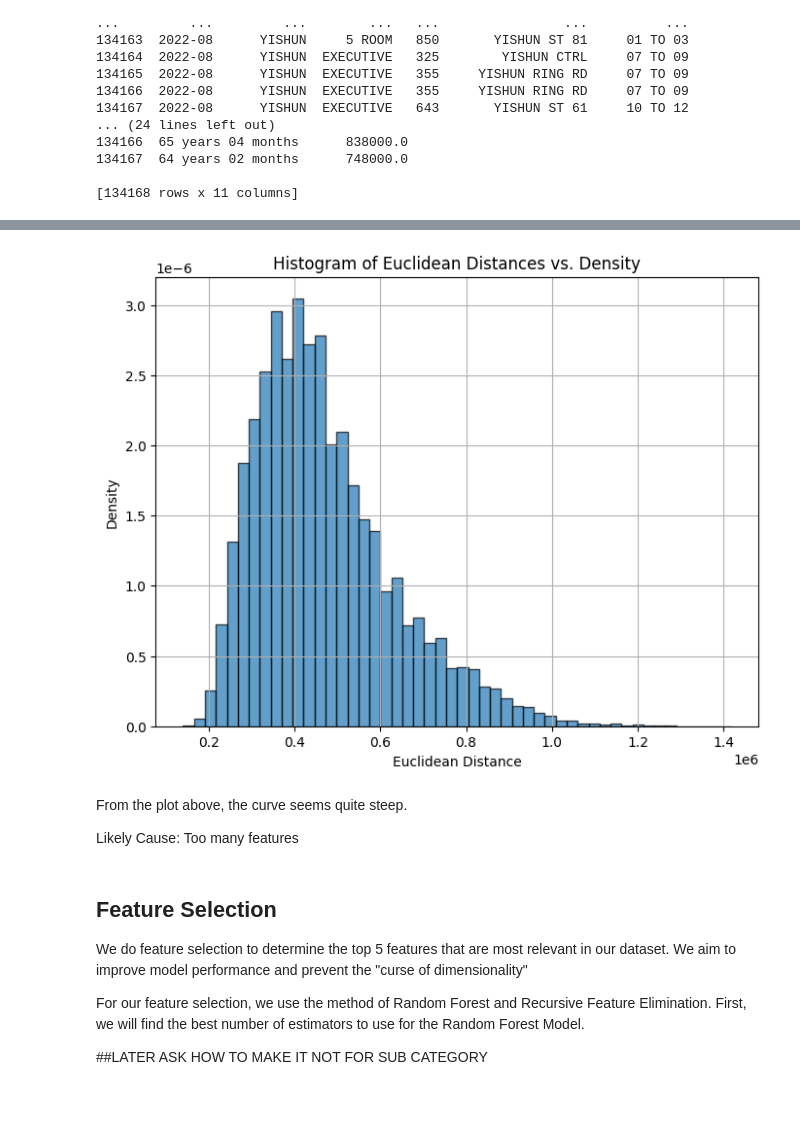
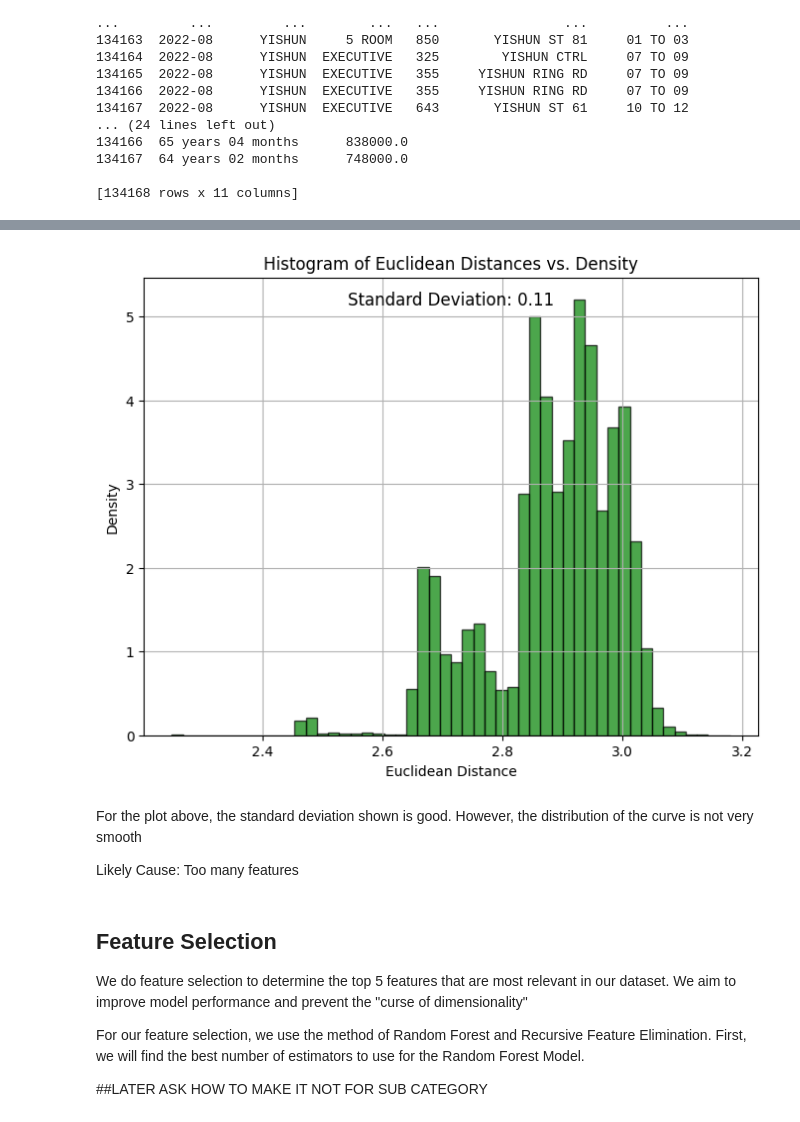
Before and after one commit to Cheenaswee/CS3244-Machines-That-Learn, a Jupyter notebook: CS3244_Data2.ipynb, the cells around one changed output, grey strips where cells are left out. Saved outputs shown, nothing was run; the diff lists cells and outputs as text; code cells hidden in the pictures.

```diff
--- a/CS3244_Data2.ipynb
+++ b/CS3244_Data2.ipynb
@@ -116,26 +120,46 @@ Plot a histogram to determine if data is facing this issue
 # %%
 import numpy as np
+import pandas as pd
 import matplotlib.pyplot as plt
-from sklearn.metrics import pairwise_distances
+from sklearn.preprocessing import StandardScaler, MinMaxScaler, OneHotEncoder
 
-# Filter numeric columns
-numeric_dataset = dataset.select_dtypes(include=[np.number])
+# Filter numeric and categorical columns
+numeric_columns = dataset.select_dtypes(include=[np.number]).columns
+categorical_columns = dataset.select_dtypes(exclude=[np.number]).columns
+
+# Normalize numeric columns
+scaler = MinMaxScaler()  # Use MinMaxScaler for normalization
+normalized_numeric_dataset = scaler.fit_transform(dataset[numeric_columns])
+
+# One-hot encode categorical columns
+encoder = OneHotEncoder(sparse=False, drop='first')  # Drop first category to avoid multicollinearity
+encoded_categorical_dataset = encoder.fit_transform(dataset[categorical_columns])
+
+# Concatenate normalized numeric and encoded categorical datasets
+normalized_dataset = np.concatenate([normalized_numeric_dataset, encoded_categorical_dataset], axis=1)
 
 # Compute Euclidean distances between samples and origin
-distances = np.linalg.norm(numeric_dataset, axis=1)
+distances = np.linalg.norm(normalized_dataset, axis=1)
+
+# Calculate standard deviation of Euclidean distances
+std_dev = np.std(distances)
 
 # Plot histogram with density
 plt.figure(figsize=(8, 6))
-plt.hist(distances, bins=50, density=True, edgecolor='black', alpha=0.7)
+plt.hist(distances, bins=50, density=True, edgecolor='black', alpha=0.7, color='green')
 plt.title('Histogram of Euclidean Distances vs. Density')
 plt.xlabel('Euclidean Distance')
 plt.ylabel('Density')
 plt.grid(True)
+
+# Add standard deviation to the plot
+plt.text(0.5, 0.95, f'Standard Deviation: {std_dev:.2f}', horizontalalignment='center', verticalalignment='center', transform=plt.gca().transAxes, fontsize=12)
+
 plt.show()
 # %% [output]
-[figure, old version]
+[figure, new version]
 # %% [markdown]
-From the plot above, the curve seems quite steep.
+For the plot above, the standard deviation shown is good. However, the distribution of the curve is not very smooth
 
 Likely Cause: Too many features
 # %% [markdown]
```
Also changed, not shown: parts of 5 cells of this notebook.
